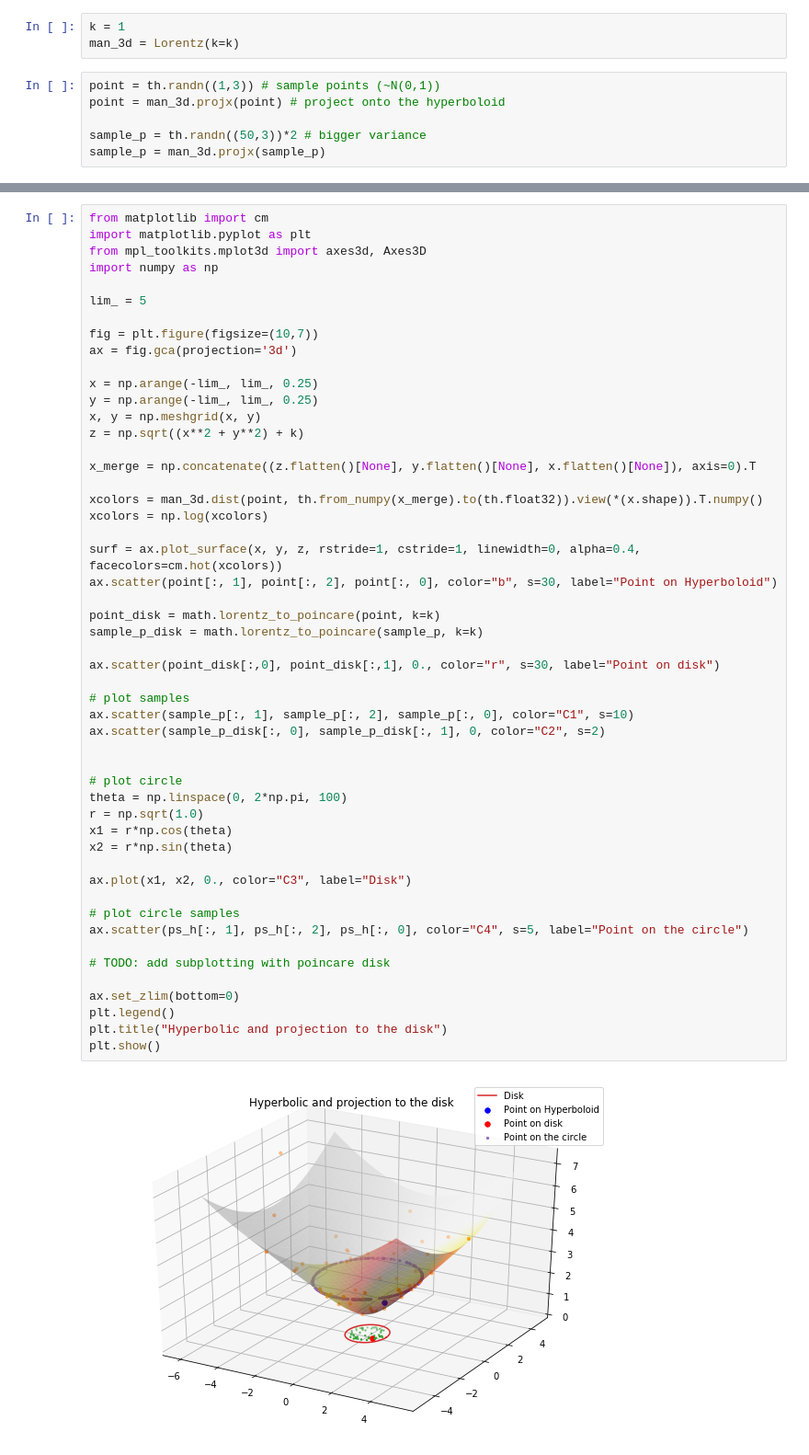
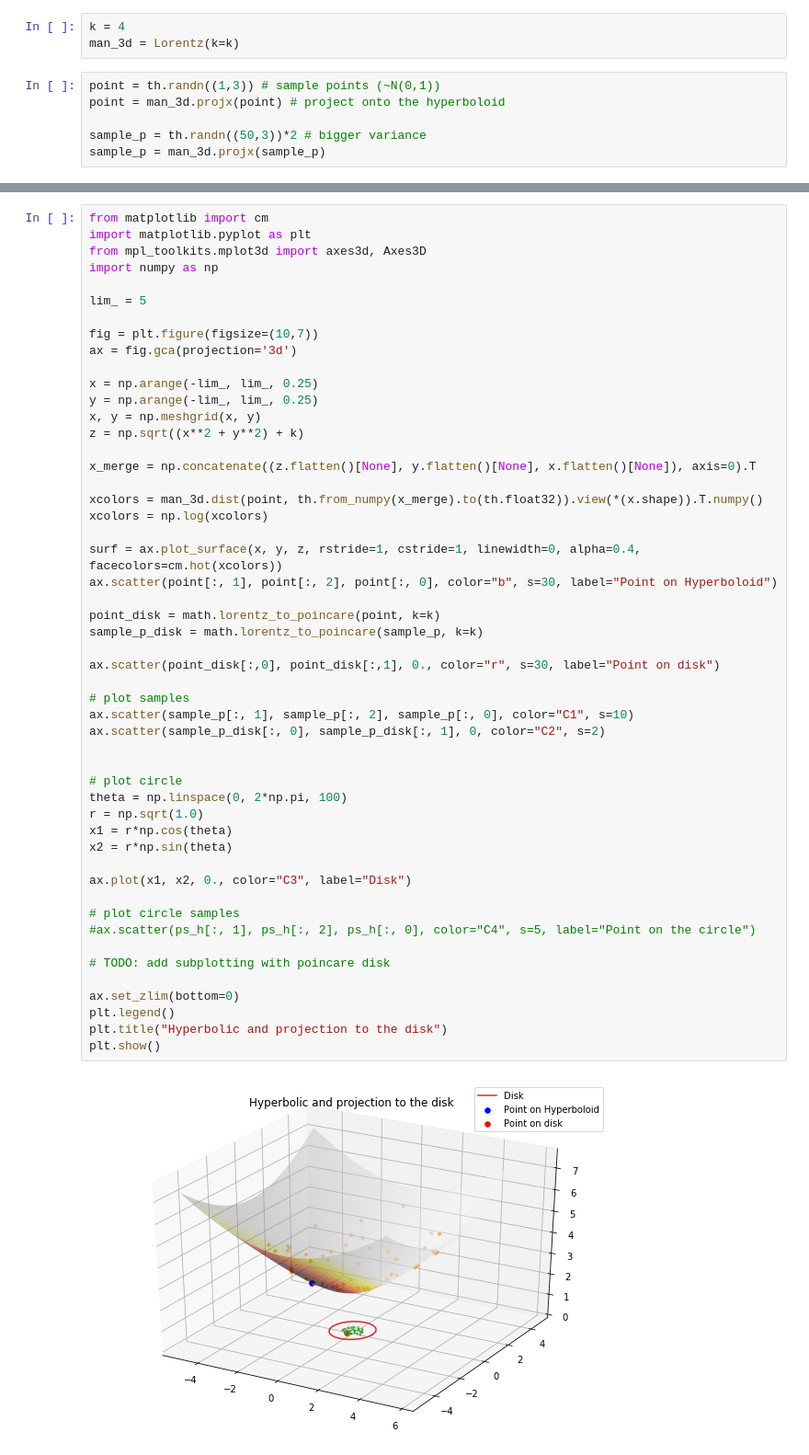
Before and after one commit to geoopt/geoopt, a Jupyter notebook: lorentz.ipynb, the cells around one changed output, grey strips where cells are left out. Shown at 92% size. Saved outputs shown, nothing was run; the diff lists cells and outputs as text.

```diff
--- a/lorentz.ipynb
+++ b/lorentz.ipynb
@@ -143,7 +200,7 @@ plt.scatter(uniform_s[:,1], uniform_s[:,0])
 # %% [markdown]
 # Distance
 # %%
-k = 1
+k = 4
 man_3d = Lorentz(k=k)
 # %%
 point = th.randn((1,3)) # sample points (~N(0,1))
@@ -179,32 +242,32 @@ xcolors = np.log(xcolors)
 surf = ax.plot_surface(x, y, z, rstride=1, cstride=1, linewidth=0, alpha=0.4, facecolors=cm.hot(xcolors))
 ax.scatter(point[:, 1], point[:, 2], point[:, 0], color="b", s=30, label="Point on Hyperboloid")
 
 point_disk = math.lorentz_to_poincare(point, k=k)
 sample_p_disk = math.lorentz_to_poincare(sample_p, k=k)
 
 ax.scatter(point_disk[:,0], point_disk[:,1], 0., color="r", s=30, label="Point on disk")
 
 # plot samples
 ax.scatter(sample_p[:, 1], sample_p[:, 2], sample_p[:, 0], color="C1", s=10)
 ax.scatter(sample_p_disk[:, 0], sample_p_disk[:, 1], 0, color="C2", s=2)
 
 
 # plot circle
 theta = np.linspace(0, 2*np.pi, 100)
 r = np.sqrt(1.0)
 x1 = r*np.cos(theta)
 x2 = r*np.sin(theta)
 
 ax.plot(x1, x2, 0., color="C3", label="Disk")
 
 # plot circle samples
-ax.scatter(ps_h[:, 1], ps_h[:, 2], ps_h[:, 0], color="C4", s=5, label="Point on the circle")
+#ax.scatter(ps_h[:, 1], ps_h[:, 2], ps_h[:, 0], color="C4", s=5, label="Point on the circle")
 
 # TODO: add subplotting with poincare disk
 
 ax.set_zlim(bottom=0)
 plt.legend()
 plt.title("Hyperbolic and projection to the disk")
 plt.show()
 # %% [output]
-[figure, old version]
+[figure, new version]
```
Also changed, not shown: parts of 19 cells of this notebook, 3 other files.
